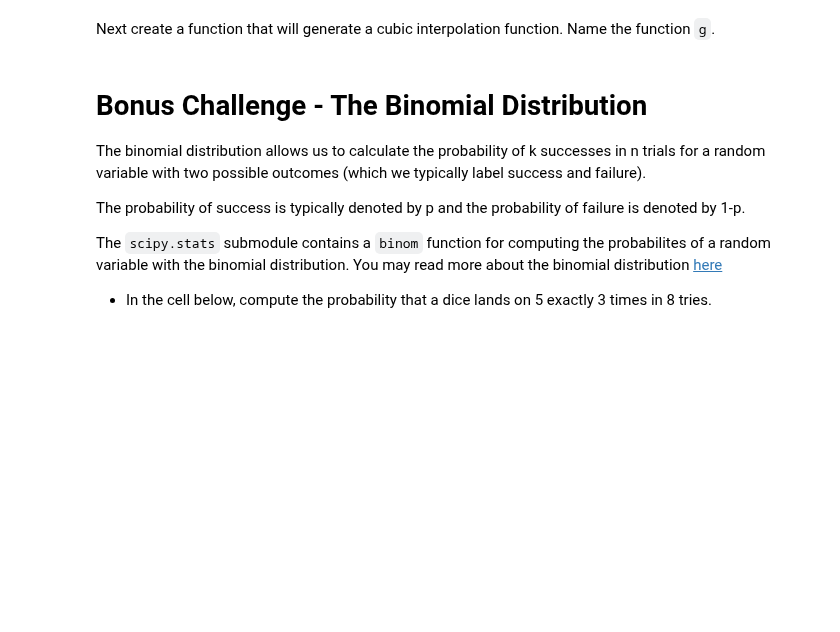
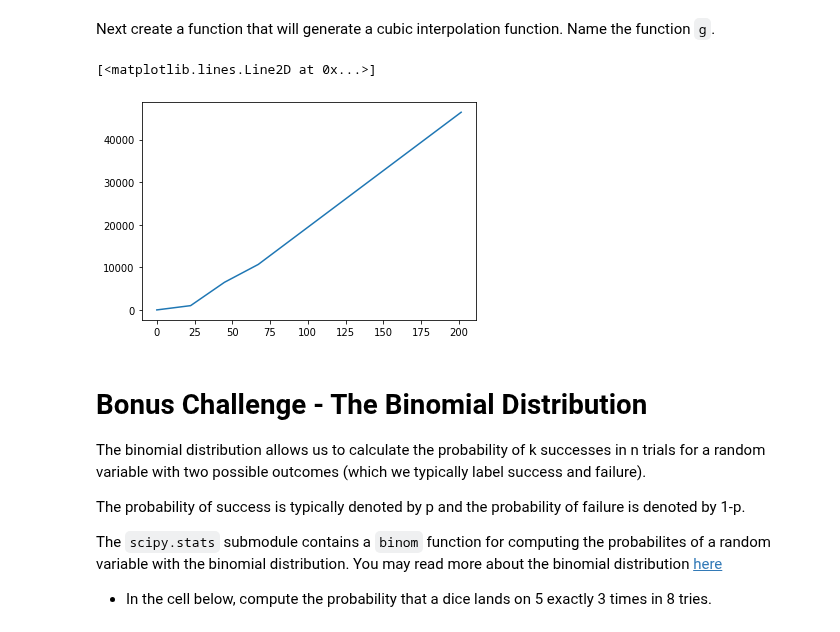
Before and after one commit to ta-data-lis/lab-intro-to-scipy, a Jupyter notebook: your-code/main.ipynb, the cells around one changed output. Saved outputs shown, nothing was run; the diff lists cells and outputs as text; code cells hidden in the pictures; blank space fills up the shorter version.

```diff
--- a/your-code/main.ipynb
+++ b/your-code/main.ipynb
@@ -43,0 +105,8 @@ Next, create a column that checks whether the currency of the project is in US D
+# %%
+# Your code here:
+
+condition = df['currency']=='USD'
+
+df['currency_USD'] = np.where(condition, 1, 0)
+
+df.head(5)
@@ -83,7 +222,20 @@ Next create a function that will generate a cubic interpolation function. Name t
+# %%
+# Your code here:
+
+def g (s1,s2):
+    gun = interp1d(s1, s2,kind = 'cubic')
+    return gun
+
+gunc = g(kickstarter_first_10['backers'],kickstarter_first_10['usd_pledged_real'])
+
+y_new = gunc(x_new)
 # %%
 # Run this code:
 
-plt.plot(x_new, g(x_new))
+plt.plot(x_new, y_new)
+# %% [output]
+[<matplotlib.lines.Line2D at 0x...>]
+[figure, added]
 # %% [markdown]
 # Bonus Challenge - The Binomial Distribution
 
```
Also changed, not shown: parts of 30 cells of this notebook.
